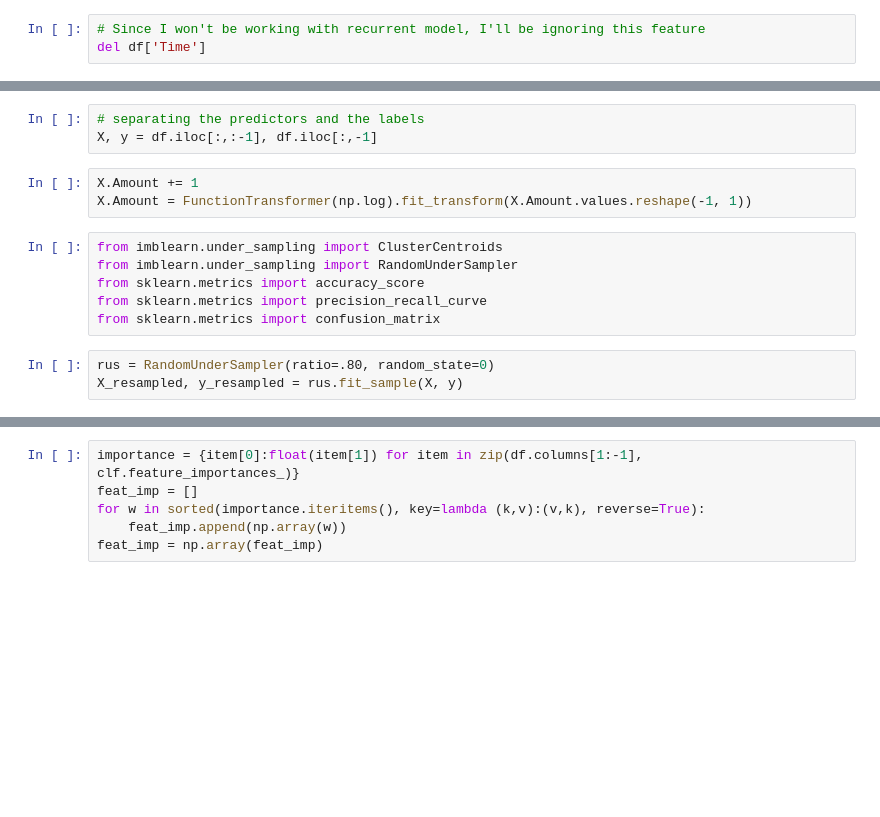
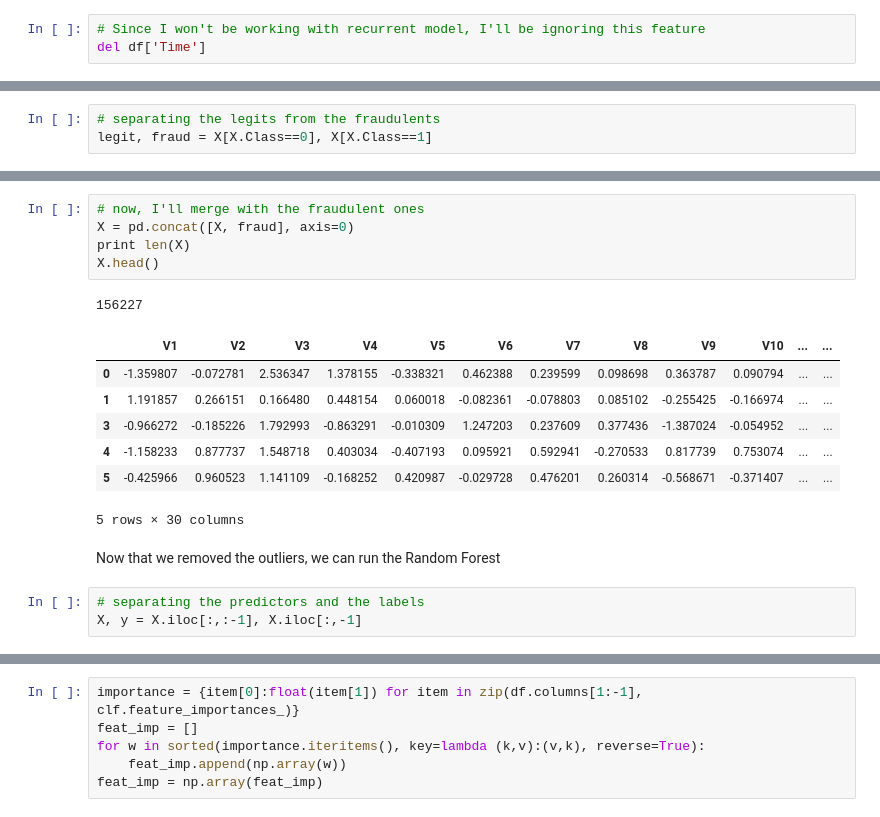
Before and after one commit to NekuSakuraba/machine-learning, a Jupyter notebook: projects/capstone/project/Project Development.ipynb, the cells around one changed output, grey strips where cells are left out. Saved outputs shown, nothing was run; the diff lists cells and outputs as text; blank space fills up the shorter version.

```diff
--- a/projects/capstone/project/Project Development.ipynb
+++ b/projects/capstone/project/Project Development.ipynb
@@ -151,0 +182,3 @@ del df['Time']
+# %%
+# separating the legits from the fraudulents
+legit, fraud = X[X.Class==0], X[X.Class==1]
@@ -152,15 +210,19 @@ del df['Time']
+# %%
+# now, I'll merge with the fraudulent ones
+X = pd.concat([X, fraud], axis=0)
+print len(X)
+X.head()
+# %% [output]
+156227
+|  | V1 | V2 | V3 | V4 | V5 | V6 | V7 | V8 | V9 | V10 | ... | ... |
+| 0 | -1.359807 | -0.072781 | 2.536347 | 1.378155 | -0.338321 | 0.462388 | 0.239599 | 0.098698 | 0.363787 | 0.090794 | ... | ... |
+| 1 | 1.191857 | 0.266151 | 0.166480 | 0.448154 | 0.060018 | -0.082361 | -0.078803 | 0.085102 | -0.255425 | -0.166974 | ... | ... |
+| 3 | -0.966272 | -0.185226 | 1.792993 | -0.863291 | -0.010309 | 1.247203 | 0.237609 | 0.377436 | -1.387024 | -0.054952 | ... | ... |
+| 4 | -1.158233 | 0.877737 | 1.548718 | 0.403034 | -0.407193 | 0.095921 | 0.592941 | -0.270533 | 0.817739 | 0.753074 | ... | ... |
+| 5 | -0.425966 | 0.960523 | 1.141109 | -0.168252 | 0.420987 | -0.029728 | 0.476201 | 0.260314 | -0.568671 | -0.371407 | ... | ... |
+5 rows × 30 columns
+# %% [markdown]
+Now that we removed the outliers, we can run the Random Forest
 # %%
 # separating the predictors and the labels
-X, y = df.iloc[:,:-1], df.iloc[:,-1]
+X, y = X.iloc[:,:-1], X.iloc[:,-1]
-# %%
-X.Amount += 1
-X.Amount = FunctionTransformer(np.log).fit_transform(X.Amount.values.reshape(-1, 1))
-# %%
-from imblearn.under_sampling import ClusterCentroids
-from imblearn.under_sampling import RandomUnderSampler
-from sklearn.metrics import accuracy_score
-from sklearn.metrics import precision_recall_curve
-from sklearn.metrics import confusion_matrix
-# %%
-rus = RandomUnderSampler(ratio=.80, random_state=0)
-X_resampled, y_resampled = rus.fit_sample(X, y)
```
Also changed, not shown: parts of 40 cells of this notebook, 2 other files.
